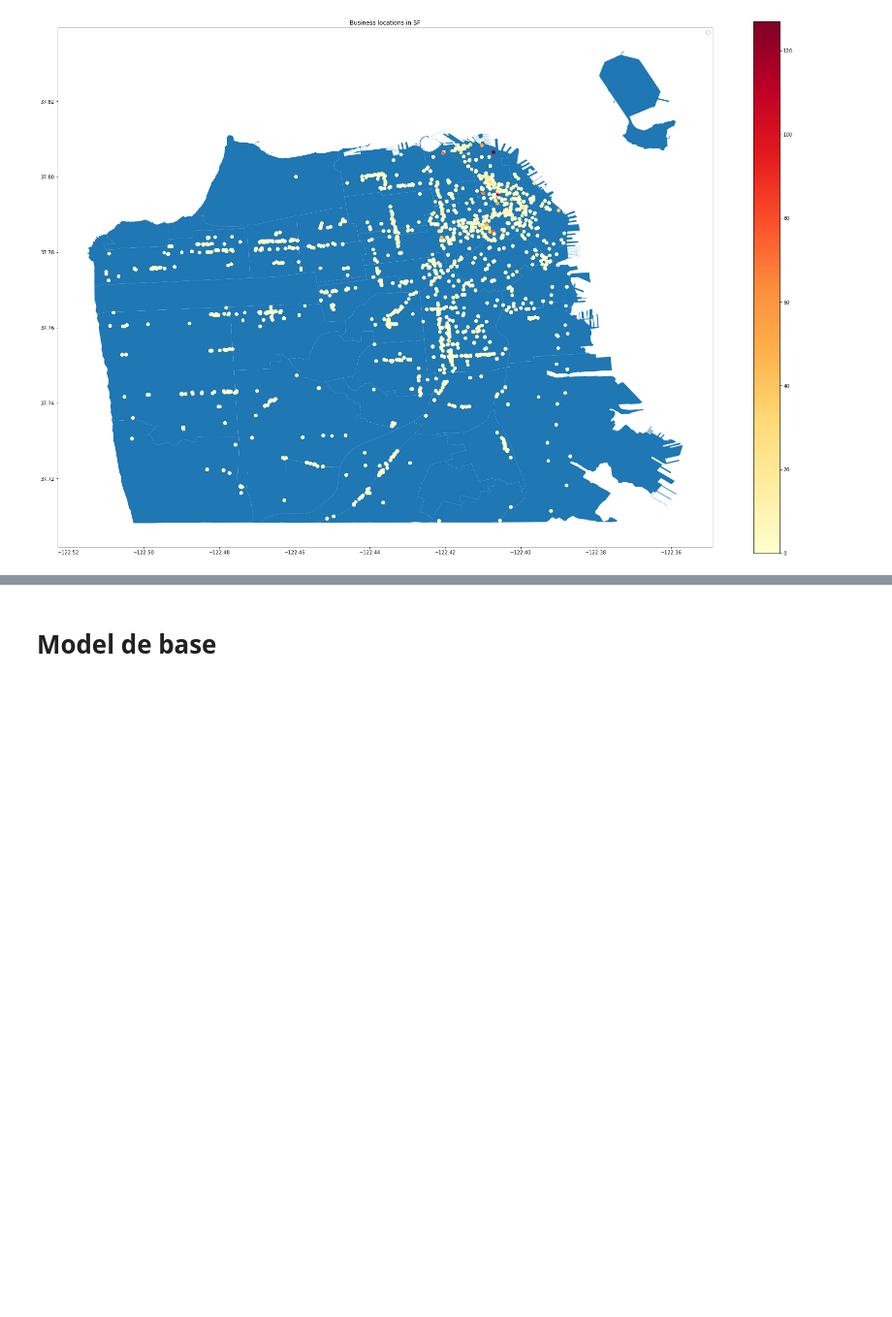
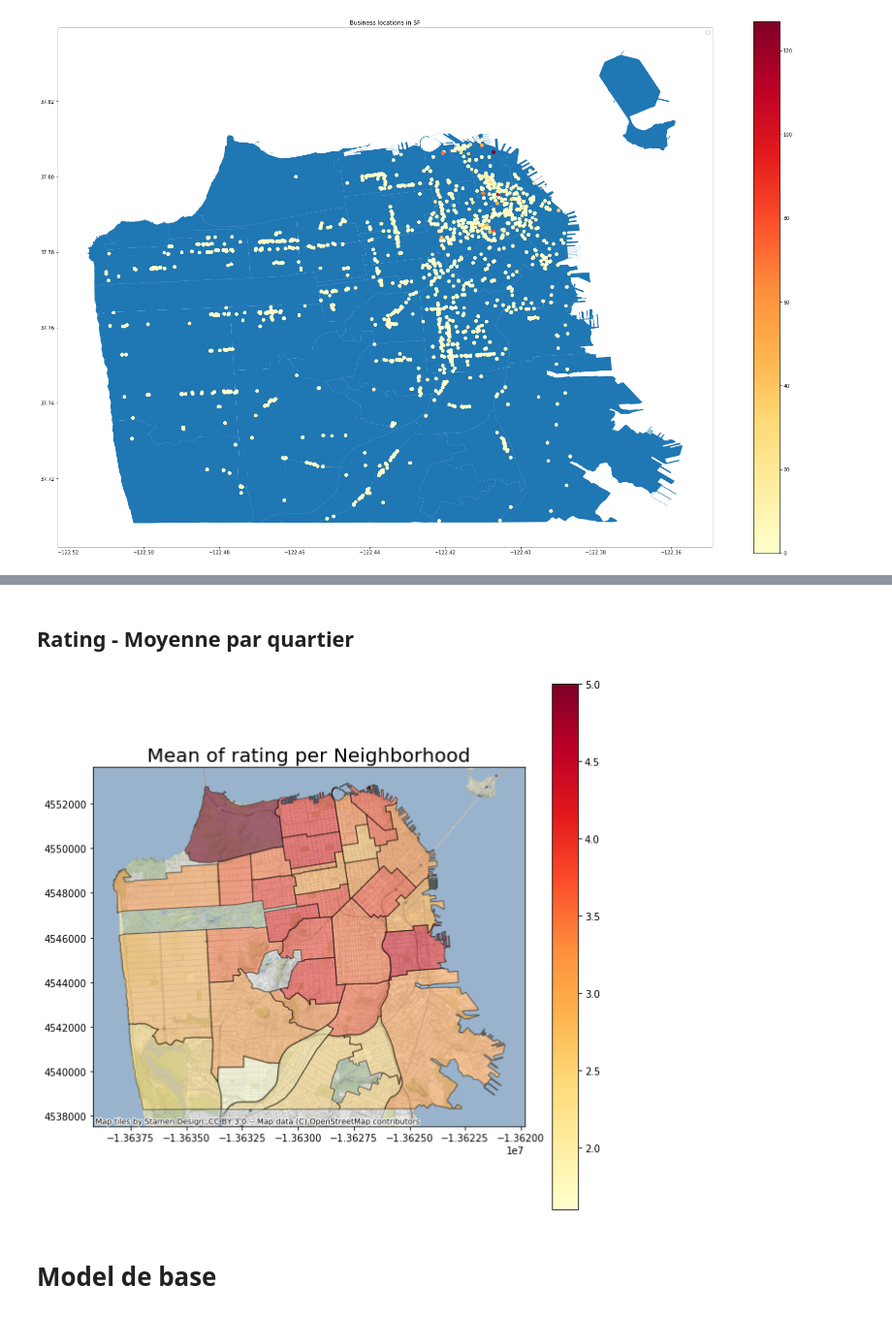
Before and after one commit to BWallyn/Datacamp, a Jupyter notebook: notebooks/first_data_explo.ipynb, the cells around one changed output, grey strips where cells are left out. Shown at 97% size. Saved outputs shown, nothing was run; the diff lists cells and outputs as text; code cells hidden in the pictures; blank space fills up the shorter version.

```diff
--- a/notebooks/first_data_explo.ipynb
+++ b/notebooks/first_data_explo.ipynb
@@ -286,3 +348,20 @@ No handles with labels found to put in legend.
+# %% [markdown]
+## Rating - Moyenne par quartier
+# %%
+import contextily as ctx
+
+mean_rating_by_nbrh_gdf = merged.groupby('neighborhood')['rating'].mean().to_frame()
+mean_rating_by_nbrh_gdf.reset_index(inplace=True)
+f, ax = plt.subplots(figsize=(10, 10))
+nbrhoods.merge(mean_rating_by_nbrh_gdf, left_on='nhood', right_on='neighborhood')\
+                        .to_crs(epsg=3857)\
+                        .plot(ax=ax, alpha=0.5, edgecolor='k',
+                              cmap = 'YlOrRd', column='rating', legend=True)
+ctx.add_basemap(ax, zoom=15)
+ax.set_title("Mean of rating per Neighborhood", fontsize = 20)
+plt.show()
+# %% [output]
+[figure, added]
 # %% [markdown]
 # Model de base
 # %% [markdown]
```
Also changed, not shown: parts of 13 cells of this notebook.
